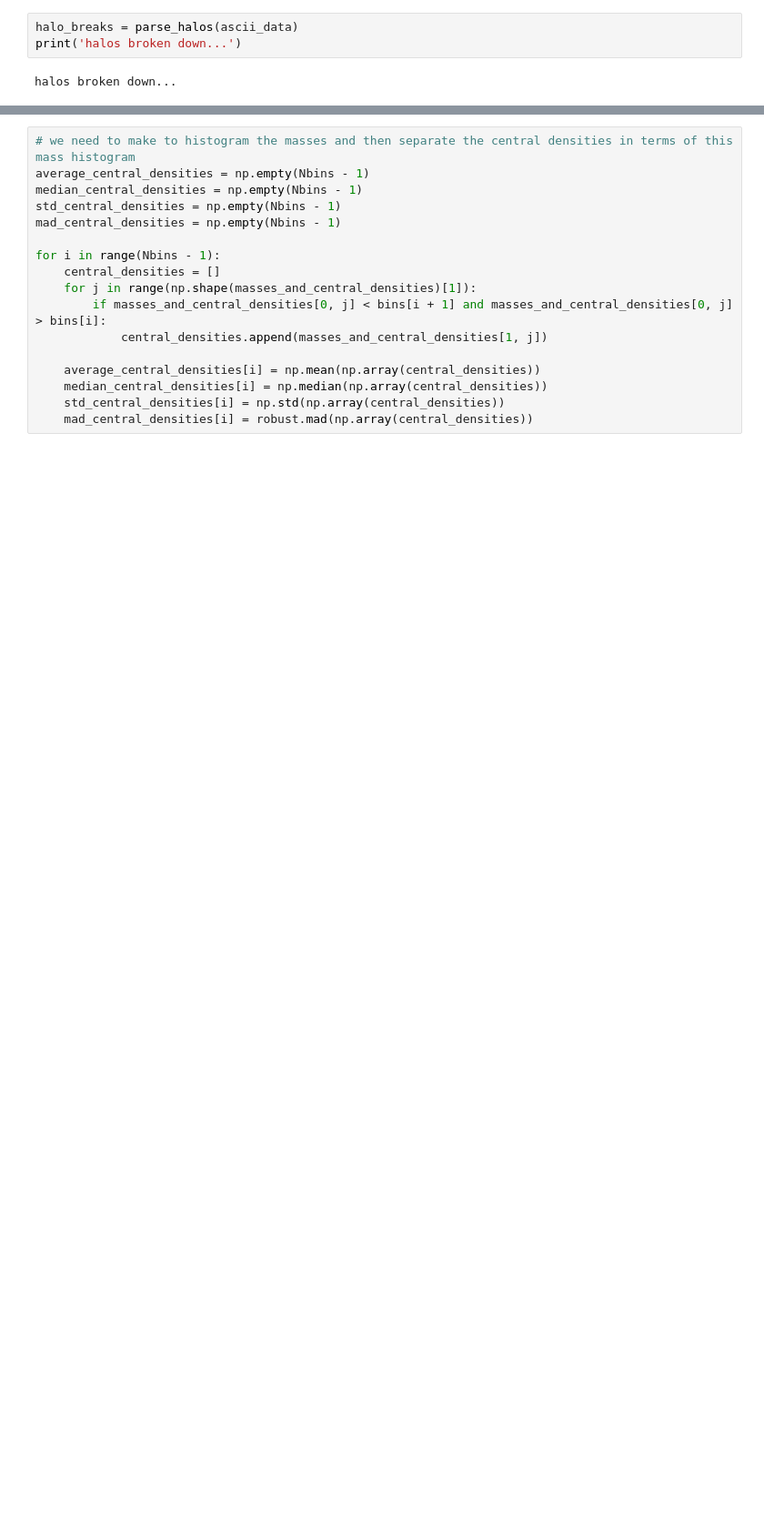
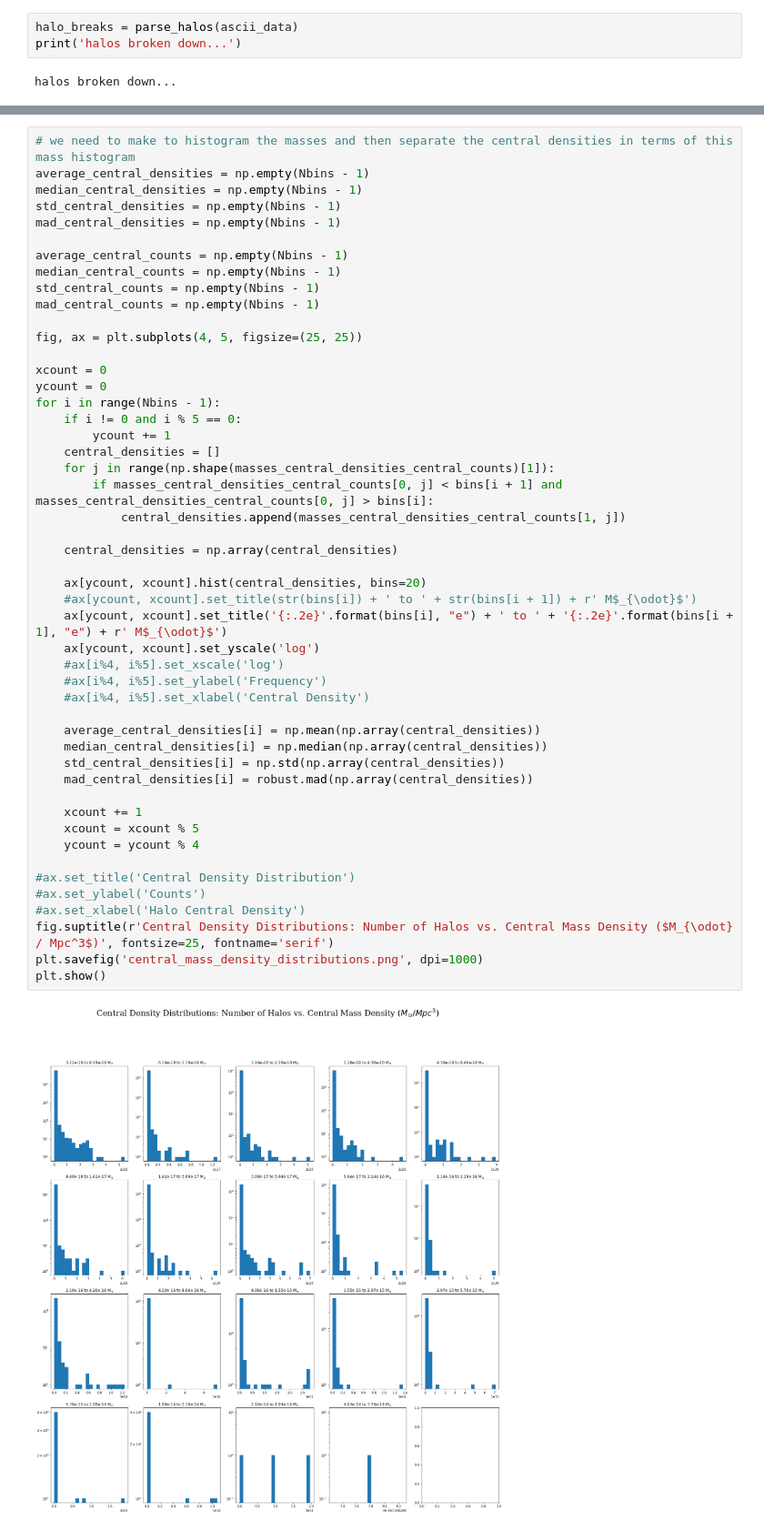
Before and after one commit to wentmich/axion_sims, a Jupyter notebook: Halo-Analysis/hmf_central_density.ipynb, the cells around one changed output, grey strips where cells are left out. Shown: that part at 91% size. Cells and saved outputs as stored; diff of their text form; blank space fills up the shorter version.

```diff
--- a/Halo-Analysis/hmf_central_density.ipynb
+++ b/Halo-Analysis/hmf_central_density.ipynb
@@ -243,17 +243,51 @@ print(np.shape(masses_and_central_densities)[1])
 # %%
 # we need to make to histogram the masses and then separate the central densities in terms of this mass histogram
 average_central_densities = np.empty(Nbins - 1)
 median_central_densities = np.empty(Nbins - 1)
 std_central_densities = np.empty(Nbins - 1)
 mad_central_densities = np.empty(Nbins - 1)
 
+average_central_counts = np.empty(Nbins - 1)
+median_central_counts = np.empty(Nbins - 1)
+std_central_counts = np.empty(Nbins - 1)
+mad_central_counts = np.empty(Nbins - 1)
+
+fig, ax = plt.subplots(4, 5, figsize=(25, 25))
+
+xcount = 0
+ycount = 0
 for i in range(Nbins - 1):
+    if i != 0 and i % 5 == 0:
+        ycount += 1
     central_densities = []
-    for j in range(np.shape(masses_and_central_densities)[1]):
-        if masses_and_central_densities[0, j] < bins[i + 1] and masses_and_central_densities[0, j] > bins[i]:
-            central_densities.append(masses_and_central_densities[1, j])
+    for j in range(np.shape(masses_central_densities_central_counts)[1]):
+        if masses_central_densities_central_counts[0, j] < bins[i + 1] and masses_central_densities_central_counts[0, j] > bins[i]:
+            central_densities.append(masses_central_densities_central_counts[1, j])
+
+    central_densities = np.array(central_densities)
+
+    ax[ycount, xcount].hist(central_densities, bins=20)
+    #ax[ycount, xcount].set_title(str(bins[i]) + ' to ' + str(bins[i + 1]) + r' M$_{\odot}$')
+    ax[ycount, xcount].set_title('{:.2e}'.format(bins[i], "e") + ' to ' + '{:.2e}'.format(bins[i + 1], "e") + r' M$_{\odot}$')
+    ax[ycount, xcount].set_yscale('log')
+    #ax[i%4, i%5].set_xscale('log')
+    #ax[i%4, i%5].set_ylabel('Frequency')
+    #ax[i%4, i%5].set_xlabel('Central Density')
 
     average_central_densities[i] = np.mean(np.array(central_densities))
     median_central_densities[i] = np.median(np.array(central_densities))
     std_central_densities[i] = np.std(np.array(central_densities))
     mad_central_densities[i] = robust.mad(np.array(central_densities))
+
+    xcount += 1
+    xcount = xcount % 5
+    ycount = ycount % 4
+
+#ax.set_title('Central Density Distribution')
+#ax.set_ylabel('Counts')
+#ax.set_xlabel('Halo Central Density')
+fig.suptitle(r'Central Density Distributions: Number of Halos vs. Central Mass Density ($M_{\odot} / Mpc^3$)', fontsize=25, fontname='serif')
+plt.savefig('central_mass_density_distributions.png', dpi=1000)
+plt.show()
+# %% [output]
+[figure, added]
```
Also changed, not shown: parts of 12 cells of this notebook.
